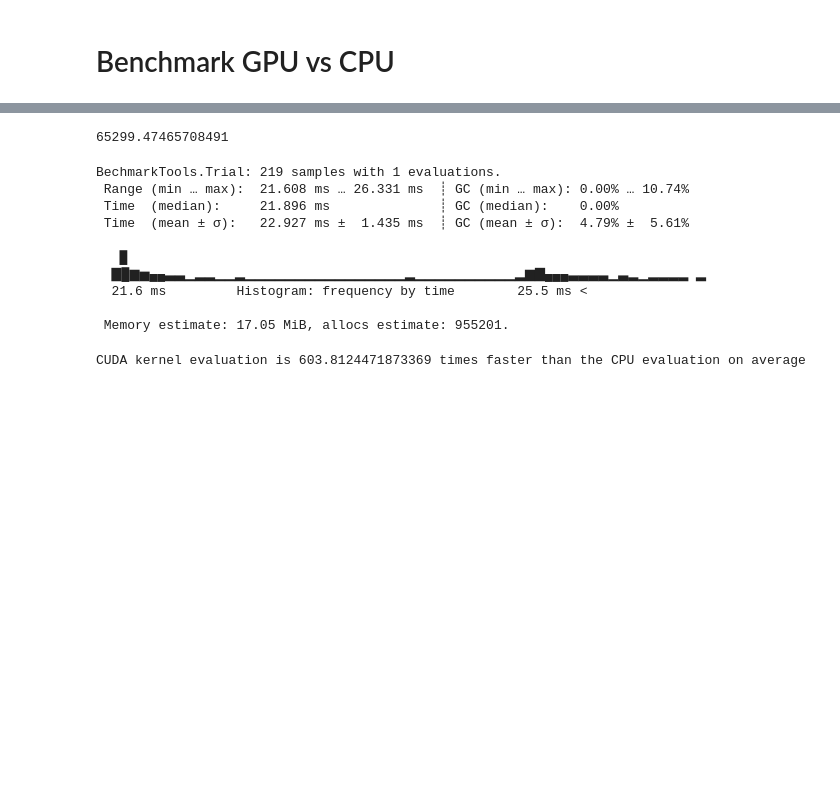
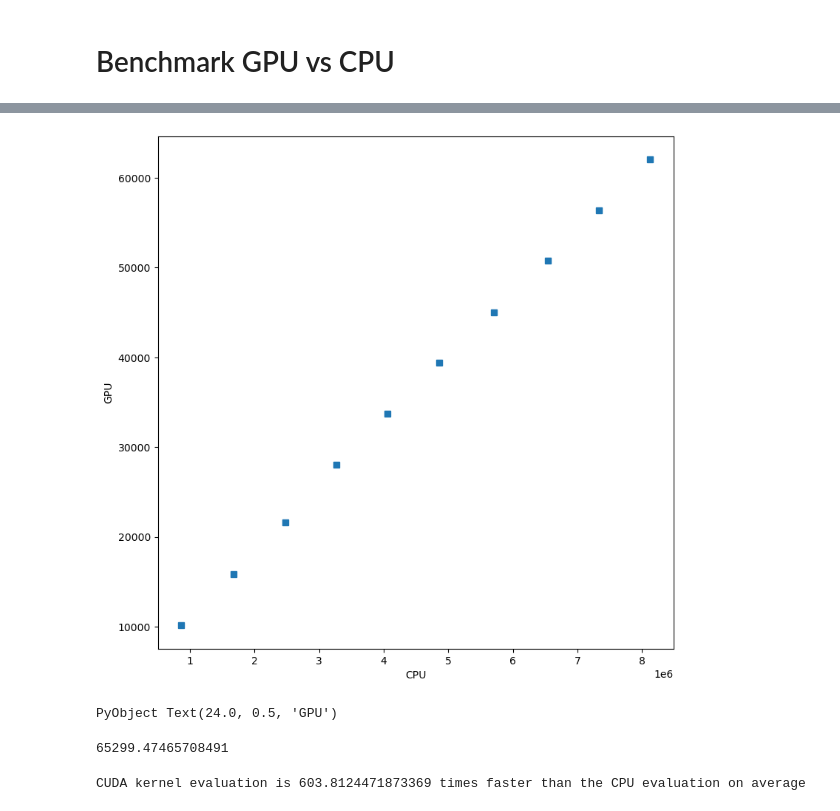
Before and after one commit to robertstrauss/MPAS_Ocean_Julia, a Jupyter notebook: CUDABenchmarks.ipynb, the cells around one changed output, grey strips where cells are left out. Saved outputs shown, nothing was run; the diff lists cells and outputs as text; code cells hidden in the pictures; blank space fills up the shorter version.

```diff
--- a/CUDABenchmarks.ipynb
+++ b/CUDABenchmarks.ipynb
@@ -249,7 +48,5 @@ end
 # %%
-# benchmark time it takes to do a timestep on the GPU
-mpas64.sshCurrent[:] = initialSSH[:]
-mpas64.normalVelocityCurrent[:] = initialNormalVelocity[:]
-moveArrays!(mpas64, CUDA.CuArray)
-gpubench = @benchmark forward_backward_step_cuda!(mpas64) samples=10000
+# benchmark time it takes to do a timestep on the CPU
+inertiaGravityExactSolution!(mpasOcean, etaHat, f0, kX, kY, omega, 0.0)
+cpubench = @benchmark forward_backward_step!(mpasOcean) samples=1000
 # %% [output]
@@ -269,0 +63,5 @@ meantimegpu = mean(gpubench.times)
+# %%
+# benchmark time it takes to do a timestep on the GPU
+inertiaGravityExactSolution!(mpasOcean, etaHat, f0, kX, kY, omega, 0.0)
+mpasOceanCuda = MPAS_Ocean_CUDA(mpasOcean)
+gpubench = @benchmark forward_backward_step_cuda!(mpasOceanCuda) samples=10000
@@ -269,0 +79,2 @@ meantimegpu = mean(gpubench.times)
+# %%
+cpucum = cumsum(cpubench.times)
@@ -269,0 +93,2 @@ meantimegpu = mean(gpubench.times)
+# %%
+gpucum = cumsum(gpubench.times)
@@ -270,24 +148,18 @@ meantimegpu = mean(gpubench.times)
+# %%
+minlen = minimum((length(cpubench.times), length(gpubench.times)))
+
+fig, ax = plt.subplots(1,1, figsize=(9,9))
+ax.plot(cpucum[1:minlen], gpucum[1:minlen], linestyle="None", marker="s")
+
+ax.set_xlabel("CPU")
+ax.set_ylabel("GPU")
+# %% [output]
+[figure, added]
+PyObject Text(24.0, 0.5, 'GPU')
 # %%
 sqrt(mean((gpubench.times .- meantimegpu).^2))
 # %% [output]
 65299.47465708491
-# %%
-# benchmark time it takes to do a timestep on the CPU
-moveArrays!(mpas64, Array)
-mpas64.sshCurrent[:] = initialSSH[:]
-mpas64.normalVelocityCurrent[:] = initialNormalVelocity[:]
-cpubench = @benchmark forward_backward_step!(mpas64)
-# %% [output]
-BechmarkTools.Trial: 219 samples with 1 evaluations.
- Range (min … max):  21.608 ms … 26.331 ms  ┊ GC (min … max): 0.00% … 10.74%
- Time  (median):     21.896 ms              ┊ GC (median):    0.00%
- Time  (mean ± σ):   22.927 ms ±  1.435 ms  ┊ GC (mean ± σ):  4.79% ±  5.61%
-
-   █
-  ▇█▆▅▄▄▃▃▁▂▂▁▁▂▁▁▁▁▁▁▁▁▁▁▁▁▁▁▁▁▂▁▁▁▁▁▁▁▁▁▁▂▆▇▄▄▄▃▃▃▃▁▃▂▁▂▂▂▂ ▂
-  21.6 ms         Histogram: frequency by time        25.5 ms <
-
- Memory estimate: 17.05 MiB, allocs estimate: 955201.
 # %%
 using DelimitedFiles
 # %%
```
Also changed, not shown: parts of 38 cells of this notebook, 23 other files.
